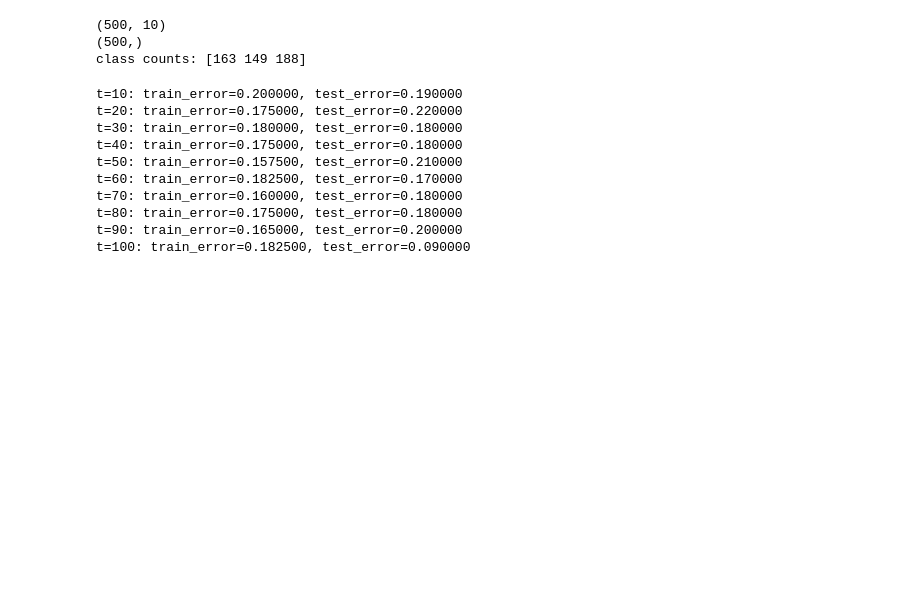
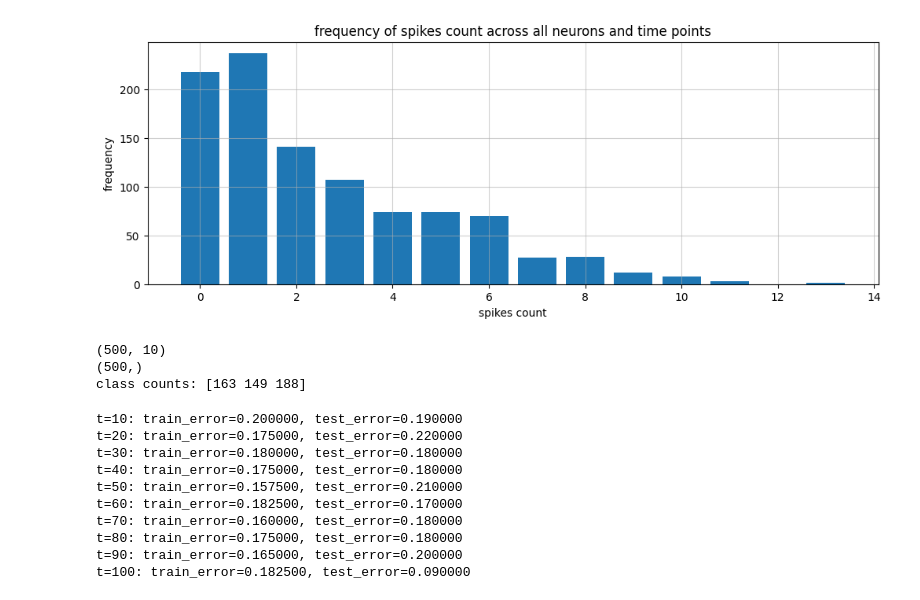
Before and after one commit to eskezje/modcompany, a Jupyter notebook: redo_module.ipynb, the cells around one changed output. Saved outputs shown, nothing was run; the diff lists cells and outputs as text; code cells hidden in the pictures; blank space fills up the shorter version.

```diff
--- a/redo_module.ipynb
+++ b/redo_module.ipynb
@@ -53,3 +53,7 @@ plot_mean(X)
+# %%
+plot_freq(X)
+# %% [output]
+[figure, added]
 # %%
 x_features_data = []
 y_labels_data = []
```
Also changed, not shown: parts of 6 cells of this notebook, 1 other file.
